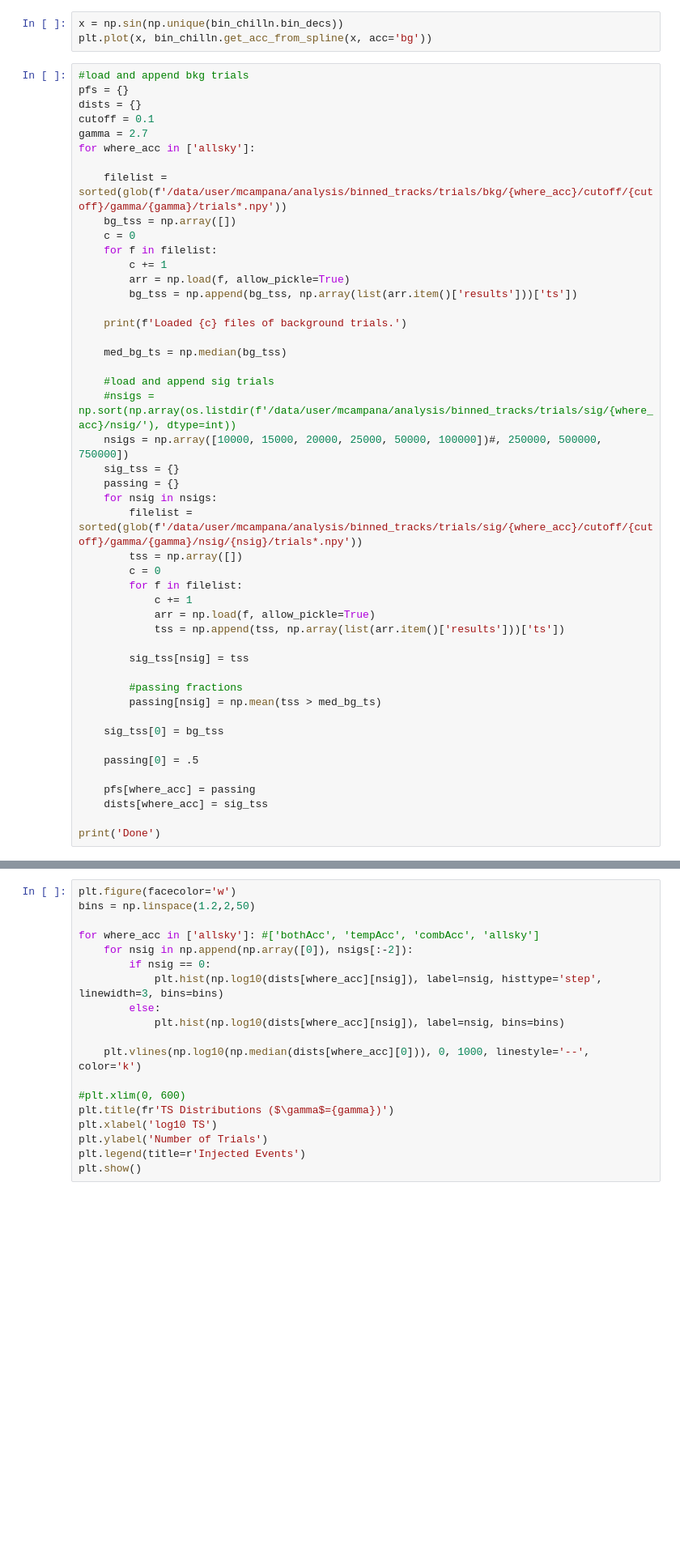
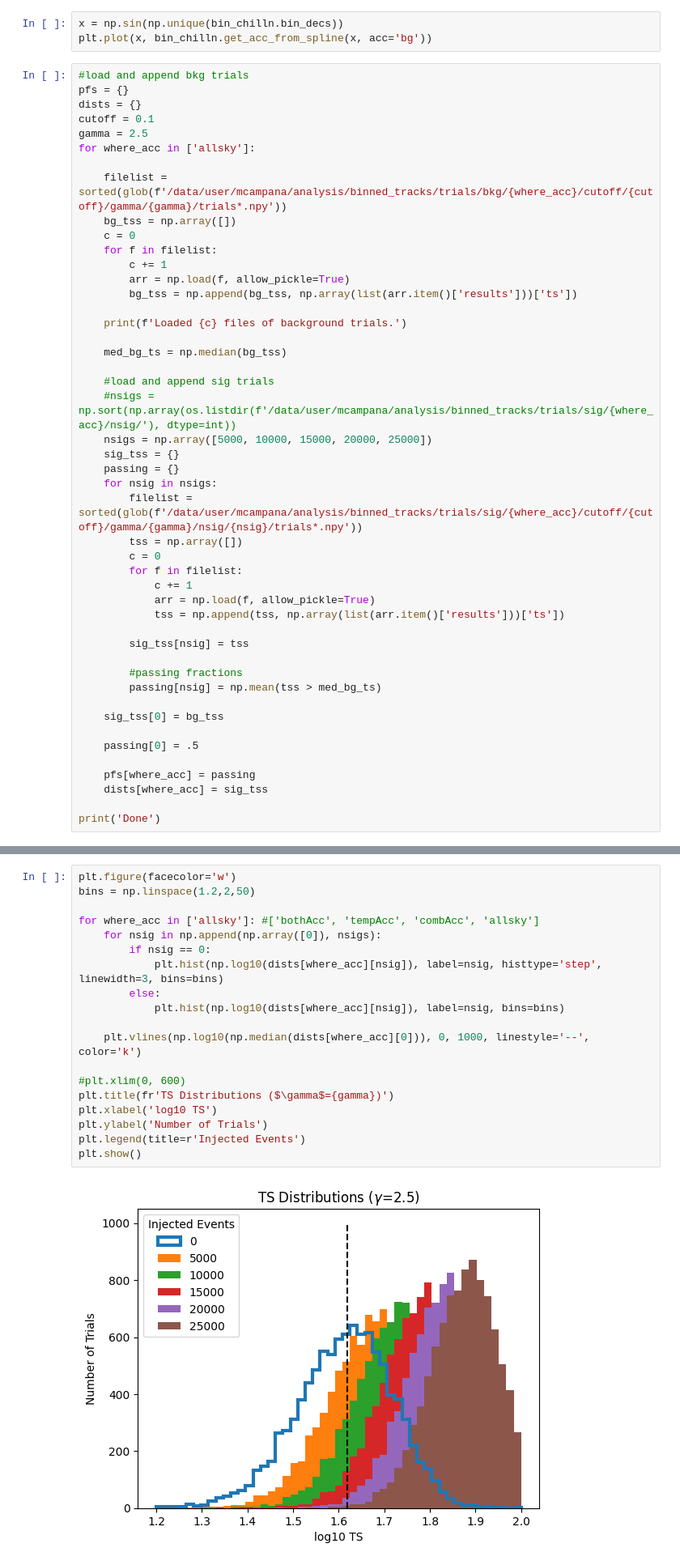
Before and after one commit to MACampana/BinnedTracks, a Jupyter notebook: NEW_BinnedAnalysis.ipynb, the cells around one changed output, grey strips where cells are left out. Shown at 81% size. Drawn from its saved outputs; the diff is of its cells as text; blank space fills up the shorter version.

```diff
--- a/NEW_BinnedAnalysis.ipynb
+++ b/NEW_BinnedAnalysis.ipynb
@@ -874,7 +862,7 @@ plt.plot(x, bin_chilln.get_acc_from_spline(x, acc='bg'))
 pfs = {}
 dists = {}
 cutoff = 0.1
-gamma = 2.7
+gamma = 2.5
 for where_acc in ['allsky']:
 
     filelist = sorted(glob(f'/data/user/mcampana/analysis/binned_tracks/trials/bkg/{where_acc}/cutoff/{cutoff}/gamma/{gamma}/trials*.npy'))
@@ -891,7 +879,7 @@ for where_acc in ['allsky']:
 
     #load and append sig trials
     #nsigs = np.sort(np.array(os.listdir(f'/data/user/mcampana/analysis/binned_tracks/trials/sig/{where_acc}/nsig/'), dtype=int))
-    nsigs = np.array([10000, 15000, 20000, 25000, 50000, 100000])#, 250000, 500000, 750000])
+    nsigs = np.array([5000, 10000, 15000, 20000, 25000])
     sig_tss = {}
     passing = {}
     for nsig in nsigs:
@@ -919,22 +910,24 @@ print('Done')
 # %%
 plt.figure(facecolor='w')
 bins = np.linspace(1.2,2,50)
 
 for where_acc in ['allsky']: #['bothAcc', 'tempAcc', 'combAcc', 'allsky']
-    for nsig in np.append(np.array([0]), nsigs[:-2]):
+    for nsig in np.append(np.array([0]), nsigs):
         if nsig == 0:
             plt.hist(np.log10(dists[where_acc][nsig]), label=nsig, histtype='step', linewidth=3, bins=bins)
         else:
             plt.hist(np.log10(dists[where_acc][nsig]), label=nsig, bins=bins)
 
     plt.vlines(np.log10(np.median(dists[where_acc][0])), 0, 1000, linestyle='--', color='k')
 
 #plt.xlim(0, 600)
 plt.title(fr'TS Distributions ($\gamma$={gamma})')
 plt.xlabel('log10 TS')
 plt.ylabel('Number of Trials')
 plt.legend(title=r'Injected Events')
 plt.show()
+# %% [output]
+[figure, added]
 # %%
 from scipy.interpolate import interp1d, splrep, splev
 # %%
```
Also changed, not shown: parts of 11 cells of this notebook.
